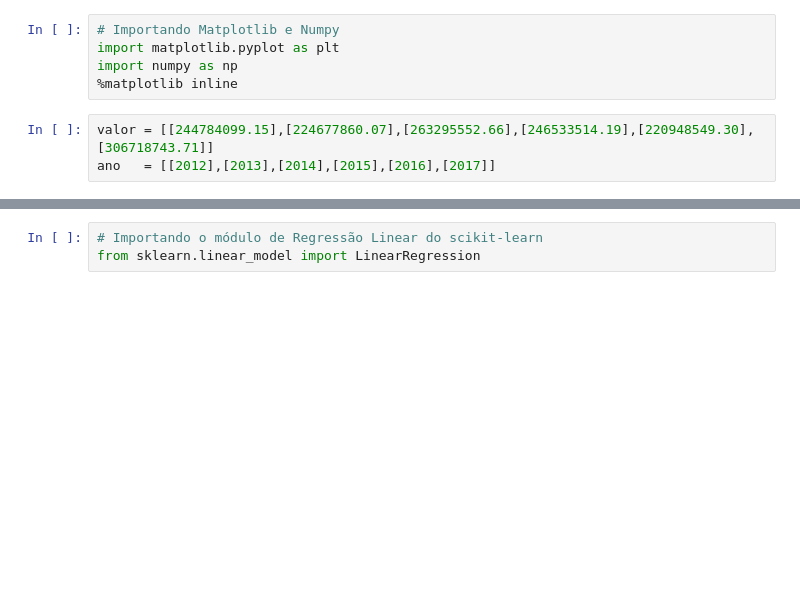
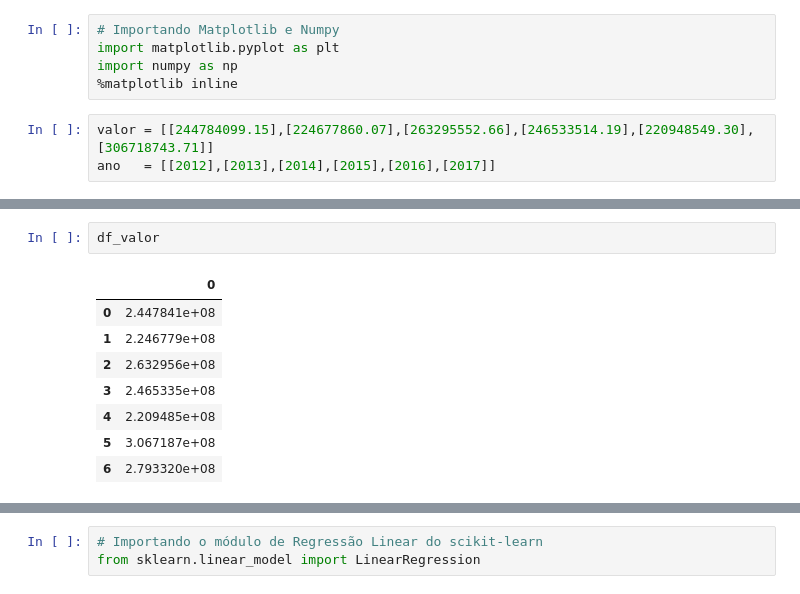
Before and after one commit to gabrielveigalima/Machine-learning, a Jupyter notebook: Prever valor da mega-sena da virada 2018.ipynb, the cells around one changed output, grey strips where cells are left out. Drawn from its saved outputs; the diff is of its cells as text; blank space fills up the shorter version.

```diff
--- a/Prever valor da mega-sena da virada 2018.ipynb
+++ b/Prever valor da mega-sena da virada 2018.ipynb
@@ -10,0 +28,11 @@ ano   = [[2012],[2013],[2014],[2015],[2016],[2017]]
+# %%
+df_valor
+# %% [output]
+|  | 0 |
+| 0 | 2.447841e+08 |
+| 1 | 2.246779e+08 |
+| 2 | 2.632956e+08 |
+| 3 | 2.465335e+08 |
+| 4 | 2.209485e+08 |
+| 5 | 3.067187e+08 |
+| 6 | 2.793320e+08 |
```
Also changed, not shown: parts of 8 cells of this notebook.
